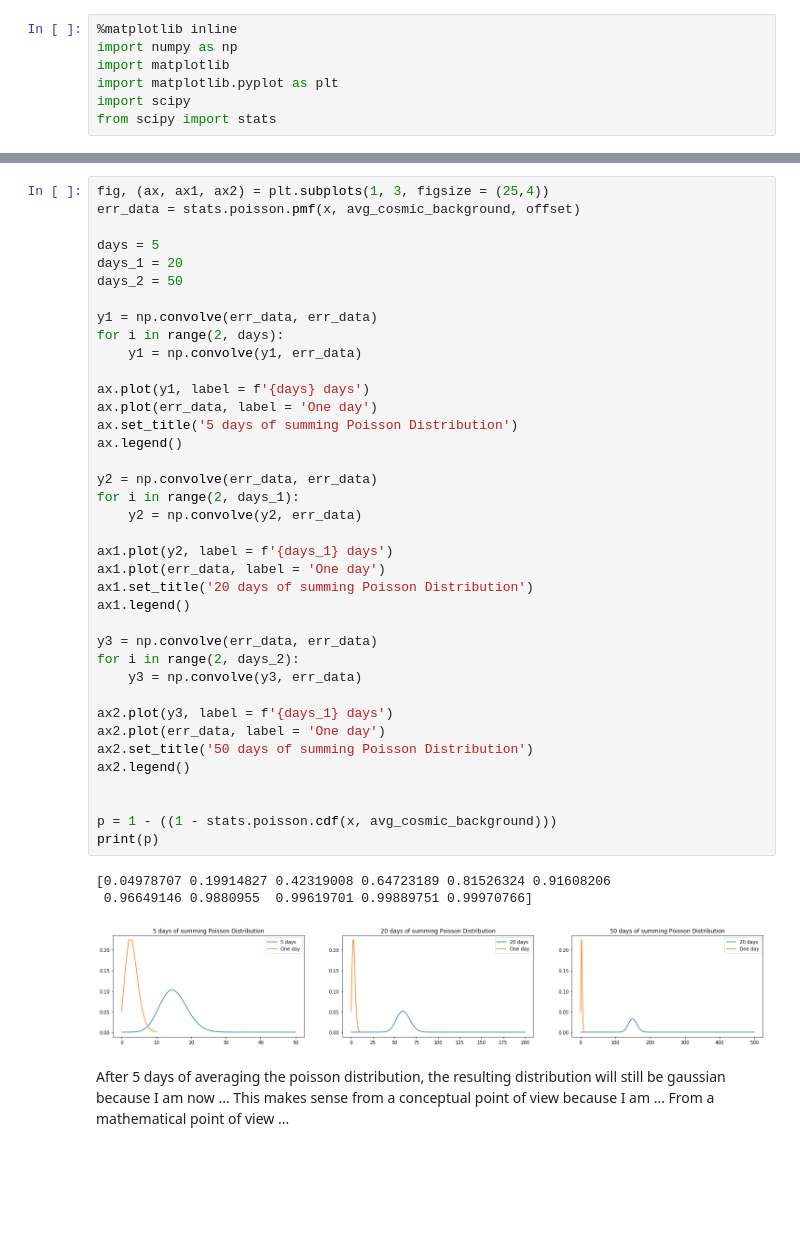
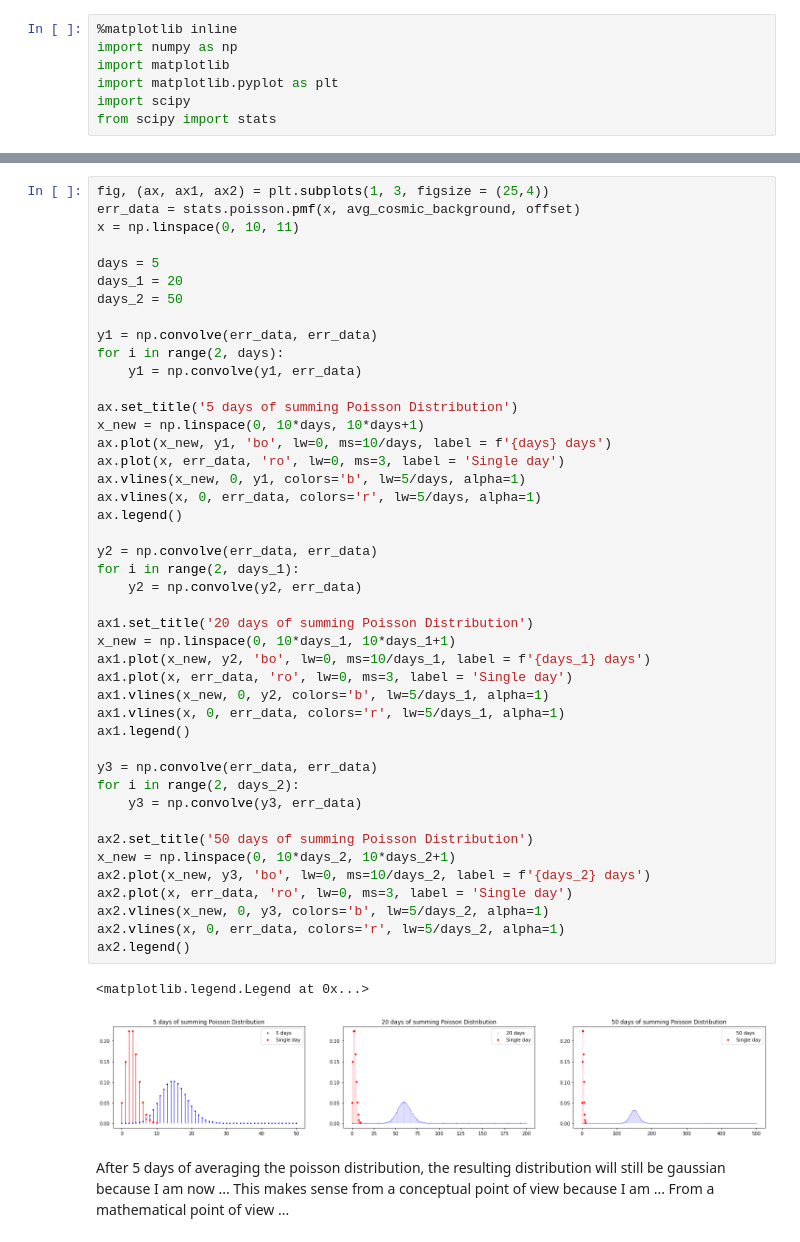
Before and after one commit to MikePhen12/Phys_434_portfolio, a Jupyter notebook: Lab_2.ipynb, the cells around one changed output, grey strips where cells are left out. Cells and saved outputs as stored; diff of their text form; blank space fills up the shorter version.

```diff
--- a/Lab_2.ipynb
+++ b/Lab_2.ipynb
@@ -20,44 +20,49 @@ plt.vlines(x,0, stats.poisson.pmf(x, avg_cosmic_background, offset), colors = 'r
 # %%
 fig, (ax, ax1, ax2) = plt.subplots(1, 3, figsize = (25,4))
 err_data = stats.poisson.pmf(x, avg_cosmic_background, offset)
+x = np.linspace(0, 10, 11)
 
 days = 5
 days_1 = 20
 days_2 = 50
 
 y1 = np.convolve(err_data, err_data)
 for i in range(2, days):
     y1 = np.convolve(y1, err_data)
 
-ax.plot(y1, label = f'{days} days')
-ax.plot(err_data, label = 'One day')
 ax.set_title('5 days of summing Poisson Distribution')
+x_new = np.linspace(0, 10*days, 10*days+1)
+ax.plot(x_new, y1, 'bo', lw=0, ms=10/days, label = f'{days} days')
+ax.plot(x, err_data, 'ro', lw=0, ms=3, label = 'Single day')
+ax.vlines(x_new, 0, y1, colors='b', lw=5/days, alpha=1)
+ax.vlines(x, 0, err_data, colors='r', lw=5/days, alpha=1)
 ax.legend()
 
 y2 = np.convolve(err_data, err_data)
 for i in range(2, days_1):
     y2 = np.convolve(y2, err_data)
 
-ax1.plot(y2, label = f'{days_1} days')
-ax1.plot(err_data, label = 'One day')
 ax1.set_title('20 days of summing Poisson Distribution')
+x_new = np.linspace(0, 10*days_1, 10*days_1+1)
+ax1.plot(x_new, y2, 'bo', lw=0, ms=10/days_1, label = f'{days_1} days')
+ax1.plot(x, err_data, 'ro', lw=0, ms=3, label = 'Single day')
+ax1.vlines(x_new, 0, y2, colors='b', lw=5/days_1, alpha=1)
+ax1.vlines(x, 0, err_data, colors='r', lw=5/days_1, alpha=1)
 ax1.legend()
 
 y3 = np.convolve(err_data, err_data)
 for i in range(2, days_2):
     y3 = np.convolve(y3, err_data)
 
-ax2.plot(y3, label = f'{days_1} days')
-ax2.plot(err_data, label = 'One day')
 ax2.set_title('50 days of summing Poisson Distribution')
+x_new = np.linspace(0, 10*days_2, 10*days_2+1)
+ax2.plot(x_new, y3, 'bo', lw=0, ms=10/days_2, label = f'{days_2} days')
+ax2.plot(x, err_data, 'ro', lw=0, ms=3, label = 'Single day')
+ax2.vlines(x_new, 0, y3, colors='b', lw=5/days_2, alpha=1)
+ax2.vlines(x, 0, err_data, colors='r', lw=5/days_2, alpha=1)
 ax2.legend()
-
-
-p = 1 - ((1 - stats.poisson.cdf(x, avg_cosmic_background)))
-print(p)
 # %% [output]
-[0.04978707 0.19914827 0.42319008 0.64723189 0.81526324 0.91608206
- 0.96649146 0.9880955  0.99619701 0.99889751 0.99970766]
+<matplotlib.legend.Legend at 0x...>
-[figure, old version]
+[figure, new version]
 # %% [markdown]
 After 5 days of averaging the poisson distribution, the resulting distribution will still be gaussian because I am now ... This makes sense from a conceptual point of view because I am ... From a mathematical point of view ...
```
Also changed, not shown: parts of 7 cells of this notebook.
